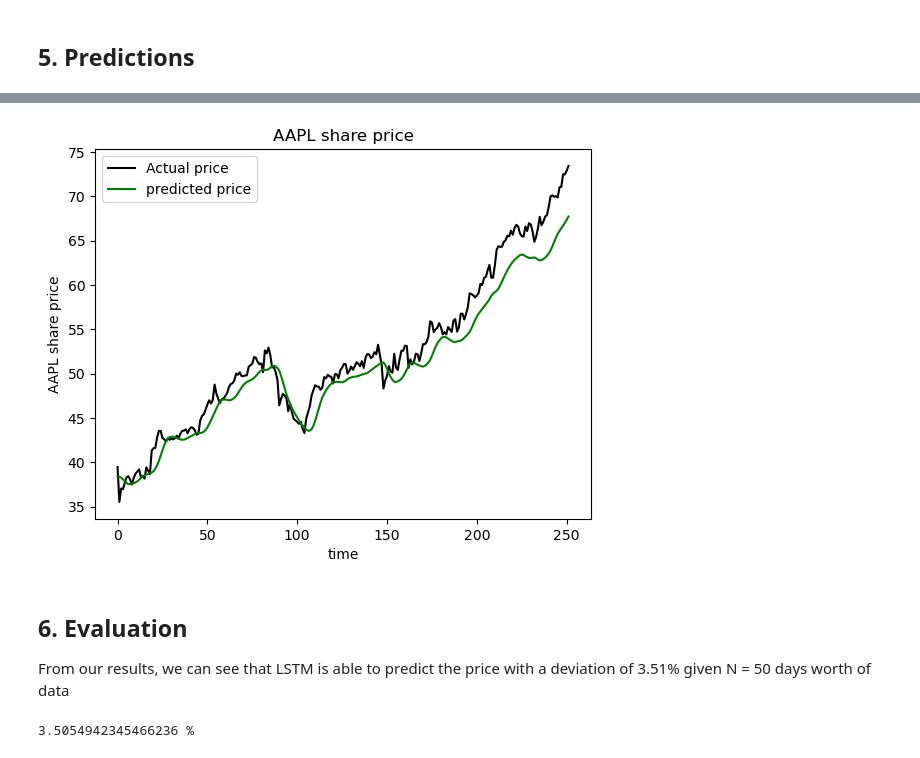
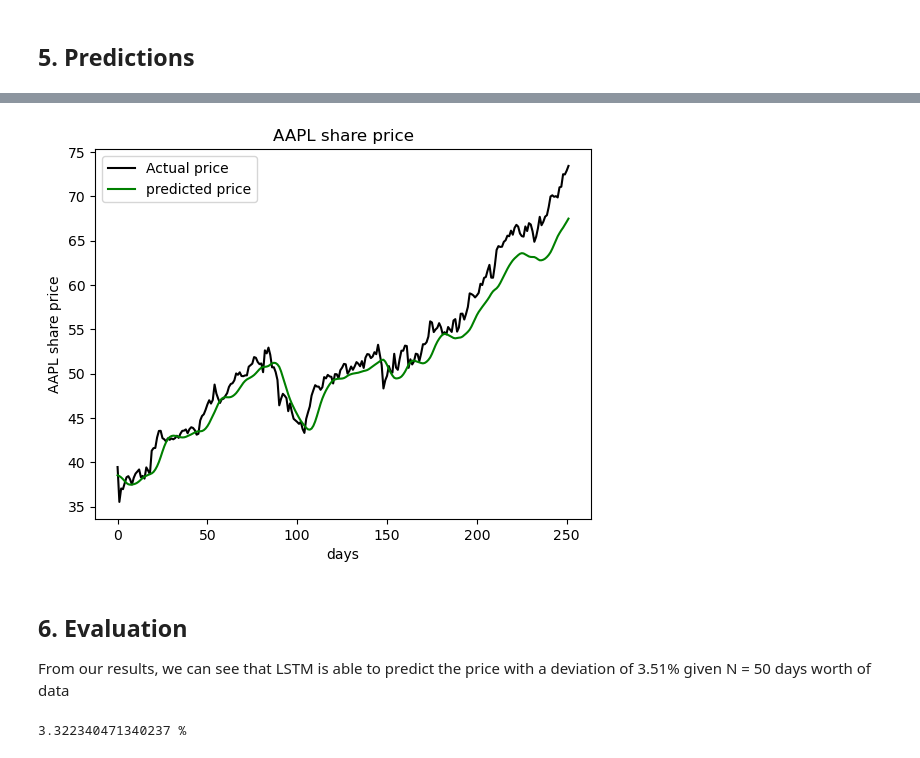
Before and after one commit to CodeLutetium/SC1015-Stock-Predictor, a Jupyter notebook: LSTM Models/lstm_yahoo.ipynb, the cells around one changed output, grey strips where cells are left out. Drawn from its saved outputs; the diff is of its cells as text; code cells hidden in the pictures.

Commit message:
added different N_PRED_DAYS

```diff
--- a/LSTM Models/lstm_yahoo.ipynb
+++ b/LSTM Models/lstm_yahoo.ipynb
@@ -104,9 +107,11 @@ N_PRED_DAYS = 50
 
 x_train, y_train = [], []
 
-for i in range(len(scaled_data) - N_PRED_DAYS):
-    x_train.append(scaled_data[i:i+N_PRED_DAYS, 0])
-    y_train.append(scaled_data[i+N_PRED_DAYS, 0])
+for d in range(N_PRED_DAYS, len(scaled_data)):
+    # Add previous days values to x_train
+    x_train.append(scaled_data[d - N_PRED_DAYS: d, 0])
+    # Add current day's value to y_train
+    y_train.append(scaled_data[d, 0])
 
 
 x_train, y_train = np.array(x_train), np.array(y_train)
@@ -231,14 +236,14 @@ predicted_prices = scaler.inverse_transform(predicted_prices)
 # %%
 # Plot predicted prices
 plt.plot(actual_prices, color='black', label=f"Actual price")
 plt.plot(predicted_prices, color= 'green', label=f"predicted price")
 plt.title("AAPL share price")
-plt.xlabel("time")
+plt.xlabel("days")
 plt.ylabel("AAPL share price")
 plt.legend()
 plt.show()
 # %% [output]
-[figure, old version]
+[figure, new version]
 # %% [markdown]
 ## 6. Evaluation
 From our results, we can see that LSTM is able to predict the price with a deviation of 3.51% given N = 50 days worth of data
@@ -250,4 +255,4 @@ for day in range(len(actual_prices)):
 
 print(sum(diff) / len(diff) * 100, "%")
 # %% [output]
-3.5054942345466236 %
+3.322340471340237 %
```
Also changed, not shown: parts of 17 cells of this notebook, 2 other files.
